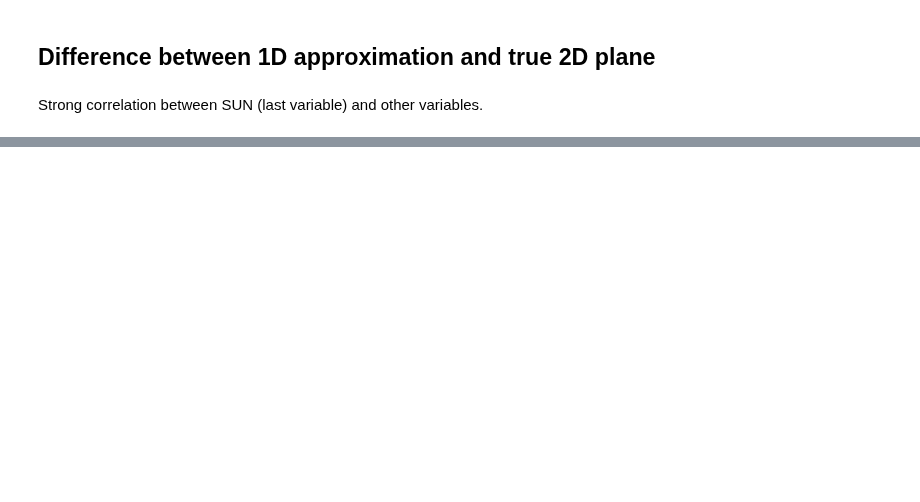
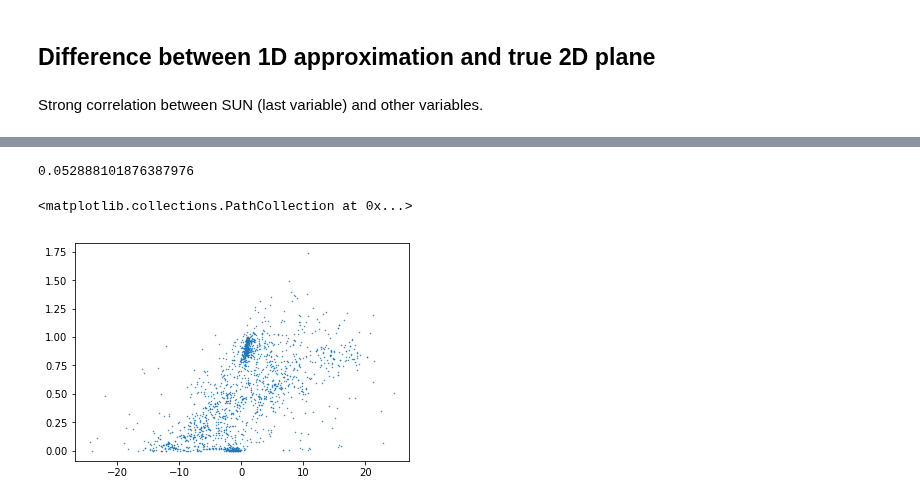
Before and after one commit to JiaweiZhuang/KPP, a Jupyter notebook: my_tests/strato/HDMR.ipynb, the cells around one changed output, grey strips where cells are left out. Drawn from its saved outputs; the diff is of its cells as text; code cells hidden in the pictures; blank space fills up the shorter version.

```diff
--- a/my_tests/strato/HDMR.ipynb
+++ b/my_tests/strato/HDMR.ipynb
@@ -279,0 +321,11 @@ Strong correlation between SUN (last variable) and other variables.
+# %%
+r2_score(y_test_pred_2nd[:50], y_test_true[:50])
+# %% [output]
+0.052888101876387976
+# %%
+plt.scatter(y_test_pred_2nd/df_range['max'][:-1].values,
+            y_test_true[:50]/df_range['max'][:-1].values,
+            s=0.2)
+# %% [output]
+<matplotlib.collections.PathCollection at 0x...>
+[figure, added]
```
Also changed, not shown: parts of 11 cells of this notebook.
